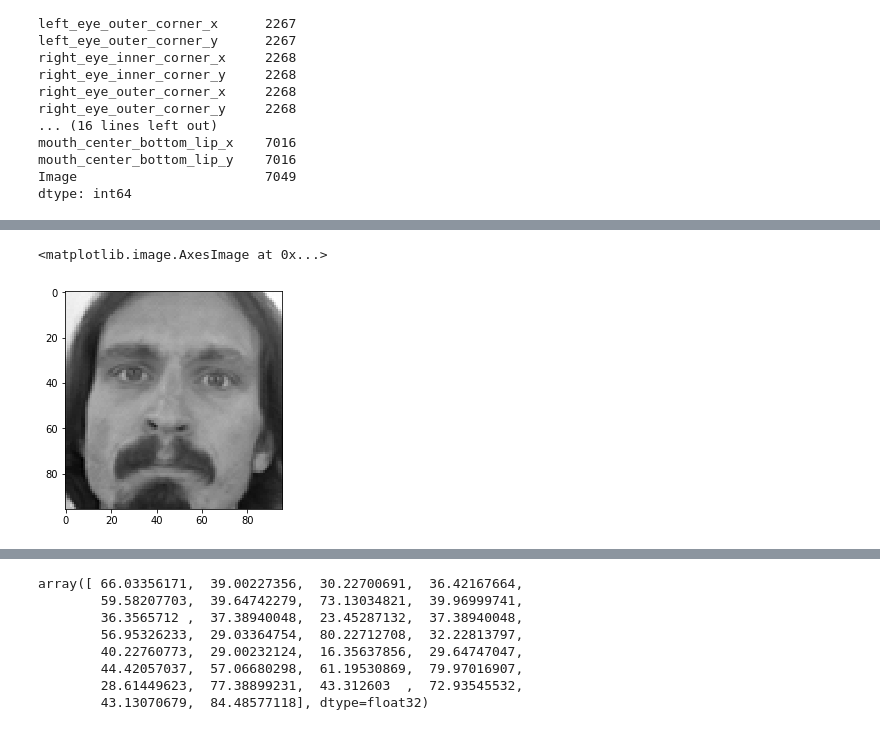
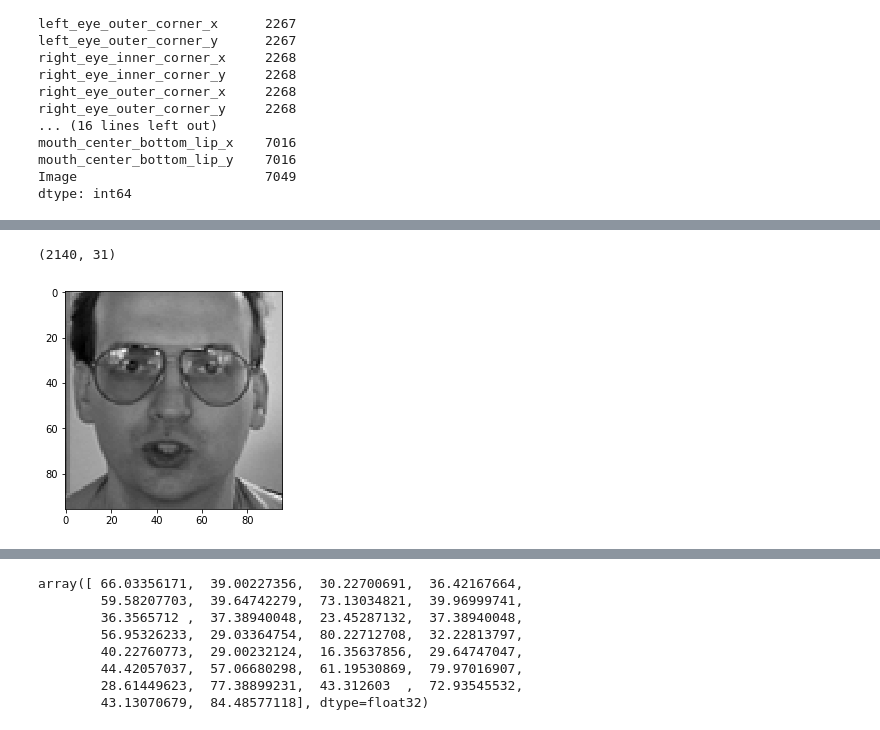
Before and after one commit to jyoon36/MScA_UChicago_Fall18_LinearAlgebra, a Jupyter notebook: Kaggle FP detect using NN.ipynb, the cells around one changed output, grey strips where cells are left out. Drawn from its saved outputs; the diff is of its cells as text; code cells hidden in the pictures.

```diff
--- a/Kaggle FP detect using NN.ipynb
+++ b/Kaggle FP detect using NN.ipynb
@@ -13,4 +12,4 @@ train_dir = cwd+'\training.csv'
 # %%
 #train_df = pd.read_csv('training.csv',usecols=[0,1,2,3,4,5,6,7,8,9,10,11,12,13,14,15,16,17,18,19,20,21,22,23,24,25,26,27,28,29],index_col = False, header = 0)
 #Read the kaggle training dataset
-train_df = pd.read_csv('training.csv',index_col =False,header=0)
+train_df = pd.read_csv('/Users/jun/Downloads/training.csv',index_col =False,header=0)
@@ -78,10 +111,12 @@ X = np.vstack(train_df['Image'].values) / 255.  # scale pixel values to [0, 1]
 X = X.astype(np.float32)
 # %%
 #Plot to validate the image
-plt.imshow(X[0].reshape((96,96)), cmap = 'gray')
+plt.imshow(X[6].reshape((96,96)), cmap = 'gray')
+train_df.shape
+#plt.imshow(test_image.reshape((96,96)), cmap = 'gray')
 # %% [output]
-<matplotlib.image.AxesImage at 0x...>
+(2140, 31)
-[figure, old version]
+[figure, new version]
 # %%
 #Save y as the 15 landmarks (30 points)
 y = train_df[train_df.columns[:-1]].values
```
Also changed, not shown: parts of 29 cells of this notebook.
